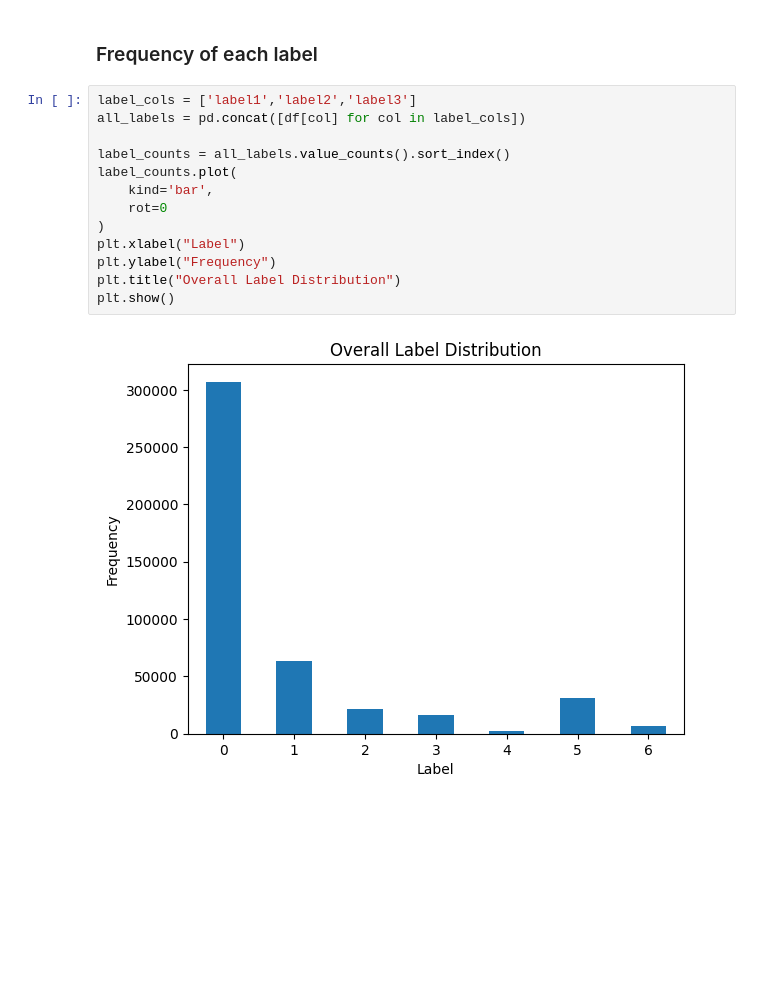
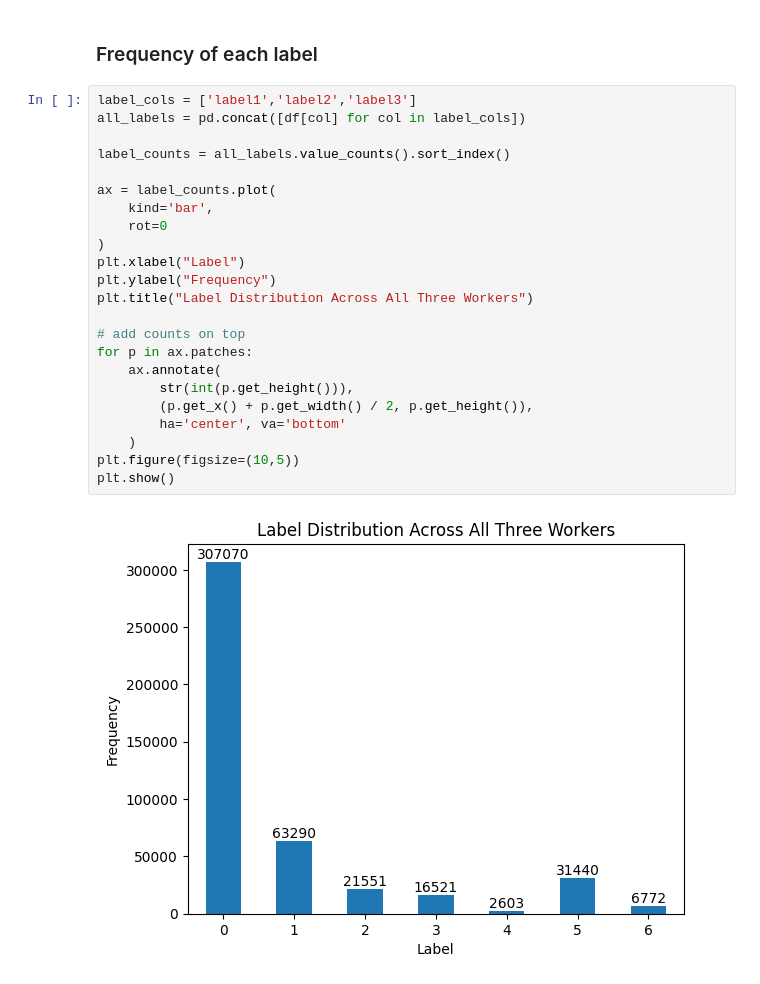
Before and after one commit to raymondcen/Automated-Content-Moderation, a Jupyter notebook: notebook/EDA.ipynb, the cells around one changed output. Drawn from its saved outputs; the diff is of its cells as text; blank space fills up the shorter version.

```diff
--- a/notebook/EDA.ipynb
+++ b/notebook/EDA.ipynb
@@ -330,15 +330,25 @@ df
 # %%
 label_cols = ['label1','label2','label3']
 all_labels = pd.concat([df[col] for col in label_cols])
 
 label_counts = all_labels.value_counts().sort_index()
-label_counts.plot(
+
+ax = label_counts.plot(
     kind='bar',
     rot=0
 )
 plt.xlabel("Label")
 plt.ylabel("Frequency")
-plt.title("Overall Label Distribution")
+plt.title("Label Distribution Across All Three Workers")
+
+# add counts on top
+for p in ax.patches:
+    ax.annotate(
+        str(int(p.get_height())),
+        (p.get_x() + p.get_width() / 2, p.get_height()),
+        ha='center', va='bottom'
+    )
+plt.figure(figsize=(10,5))
 plt.show()
 # %% [output]
-[figure, old version]
+[figure, new version]
```
Also changed, not shown: parts of 3 cells of this notebook.
